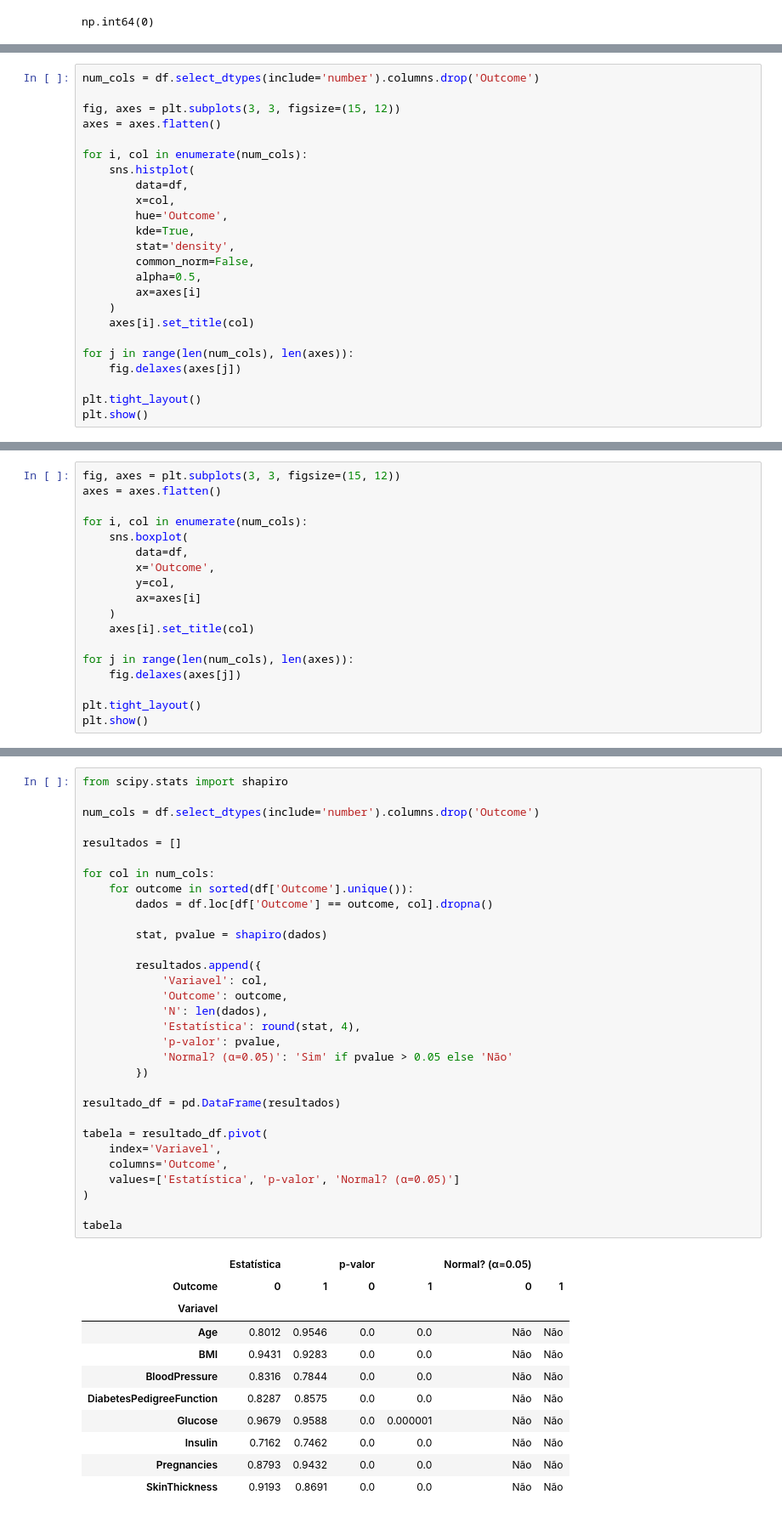
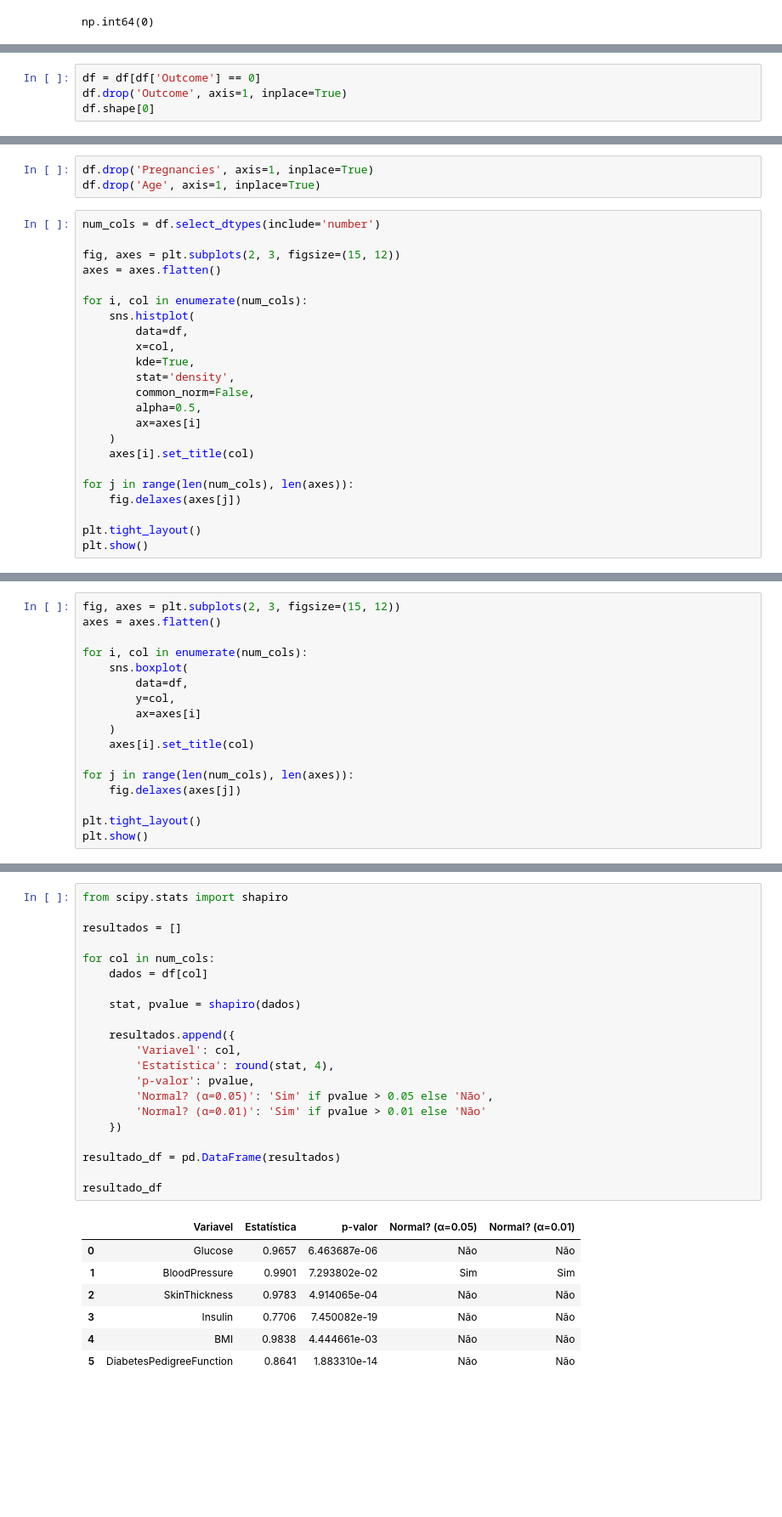
Before and after one commit to ArthurCordeiro-exe/inference-statistic, a Jupyter notebook: análise exploratória.ipynb, the cells around one changed output, grey strips where cells are left out. Shown at 85% size. Drawn from its saved outputs; the diff is of its cells as text; blank space fills up the shorter version.

```diff
--- a/análise exploratória.ipynb
+++ b/análise exploratória.ipynb
@@ -78,0 +143,4 @@ df.corr()
+# %%
+df = df[df['Outcome'] == 0]
+df.drop('Outcome', axis=1, inplace=True)
+df.shape[0]
@@ -79,14 +163,16 @@ df.corr()
+# %%
+df.drop('Pregnancies', axis=1, inplace=True)
+df.drop('Age', axis=1, inplace=True)
 # %%
-num_cols = df.select_dtypes(include='number').columns.drop('Outcome')
+num_cols = df.select_dtypes(include='number')
 
-fig, axes = plt.subplots(3, 3, figsize=(15, 12))
+fig, axes = plt.subplots(2, 3, figsize=(15, 12))
 axes = axes.flatten()
 
 for i, col in enumerate(num_cols):
     sns.histplot(
         data=df,
         x=col,
-        hue='Outcome',
         kde=True,
         stat='density',
         common_norm=False,
@@ -105,11 +193,10 @@ plt.show()
 # %%
-fig, axes = plt.subplots(3, 3, figsize=(15, 12))
+fig, axes = plt.subplots(2, 3, figsize=(15, 12))
 axes = axes.flatten()
 
 for i, col in enumerate(num_cols):
     sns.boxplot(
         data=df,
-        x='Outcome',
         y=col,
         ax=axes[i]
     )
@@ -125,43 +214,29 @@ plt.show()
 # %%
 from scipy.stats import shapiro
-
-num_cols = df.select_dtypes(include='number').columns.drop('Outcome')
 
 resultados = []
 
 for col in num_cols:
-    for outcome in sorted(df['Outcome'].unique()):
-        dados = df.loc[df['Outcome'] == outcome, col].dropna()
+    dados = df[col]
 
-        stat, pvalue = shapiro(dados)
+    stat, pvalue = shapiro(dados)
 
-        resultados.append({
-            'Variavel': col,
-            'Outcome': outcome,
-            'N': len(dados),
-            'Estatística': round(stat, 4),
-            'p-valor': pvalue,
-            'Normal? (α=0.05)': 'Sim' if pvalue > 0.05 else 'Não'
-        })
+    resultados.append({
+        'Variavel': col,
+        'Estatística': round(stat, 4),
+        'p-valor': pvalue,
+        'Normal? (α=0.05)': 'Sim' if pvalue > 0.05 else 'Não',
+        'Normal? (α=0.01)': 'Sim' if pvalue > 0.01 else 'Não'
+    })
 
 resultado_df = pd.DataFrame(resultados)
 
-tabela = resultado_df.pivot(
-    index='Variavel',
-    columns='Outcome',
-    values=['Estatística', 'p-valor', 'Normal? (α=0.05)']
-)
-
-tabela
+resultado_df
 # %% [output]
-|  | Estatística |  | p-valor |  | Normal? (α=0.05) |  |
-| Outcome | 0 | 1 | 0 | 1 | 0 | 1 |
-| Variavel |  |  |  |  |  |  |
-| Age | 0.8012 | 0.9546 | 0.0 | 0.0 | Não | Não |
-| BMI | 0.9431 | 0.9283 | 0.0 | 0.0 | Não | Não |
-| BloodPressure | 0.8316 | 0.7844 | 0.0 | 0.0 | Não | Não |
-| DiabetesPedigreeFunction | 0.8287 | 0.8575 | 0.0 | 0.0 | Não | Não |
-| Glucose | 0.9679 | 0.9588 | 0.0 | 0.000001 | Não | Não |
-| Insulin | 0.7162 | 0.7462 | 0.0 | 0.0 | Não | Não |
-| Pregnancies | 0.8793 | 0.9432 | 0.0 | 0.0 | Não | Não |
-| SkinThickness | 0.9193 | 0.8691 | 0.0 | 0.0 | Não | Não |
+|  | Variavel | Estatística | p-valor | Normal? (α=0.05) | Normal? (α=0.01) |
+| 0 | Glucose | 0.9657 | 6.463687e-06 | Não | Não |
+| 1 | BloodPressure | 0.9901 | 7.293802e-02 | Sim | Sim |
+| 2 | SkinThickness | 0.9783 | 4.914065e-04 | Não | Não |
+| 3 | Insulin | 0.7706 | 7.450082e-19 | Não | Não |
+| 4 | BMI | 0.9838 | 4.444661e-03 | Não | Não |
+| 5 | DiabetesPedigreeFunction | 0.8641 | 1.883310e-14 | Não | Não |
```
Also changed, not shown: parts of 26 cells of this notebook.
